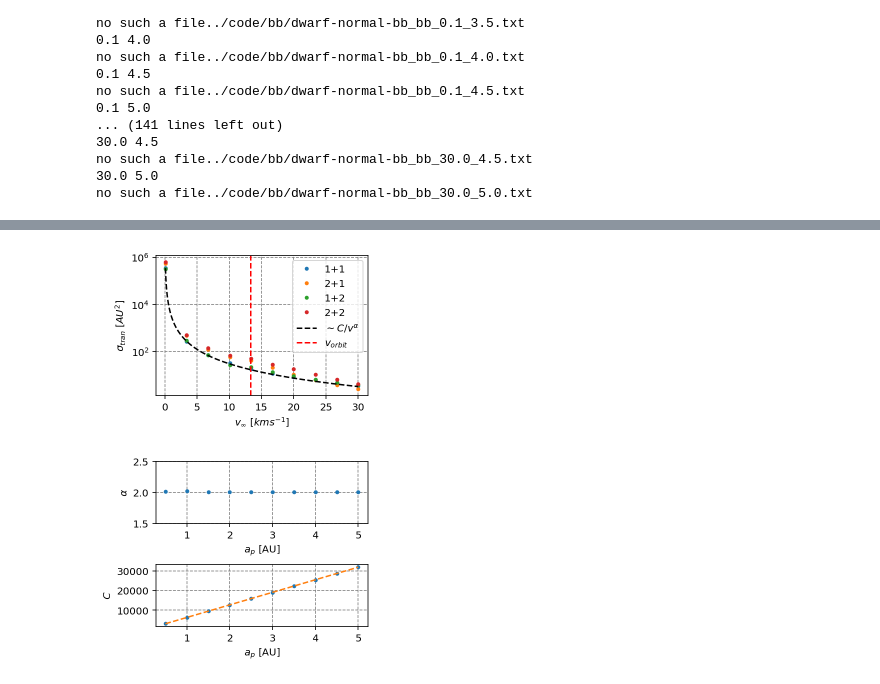
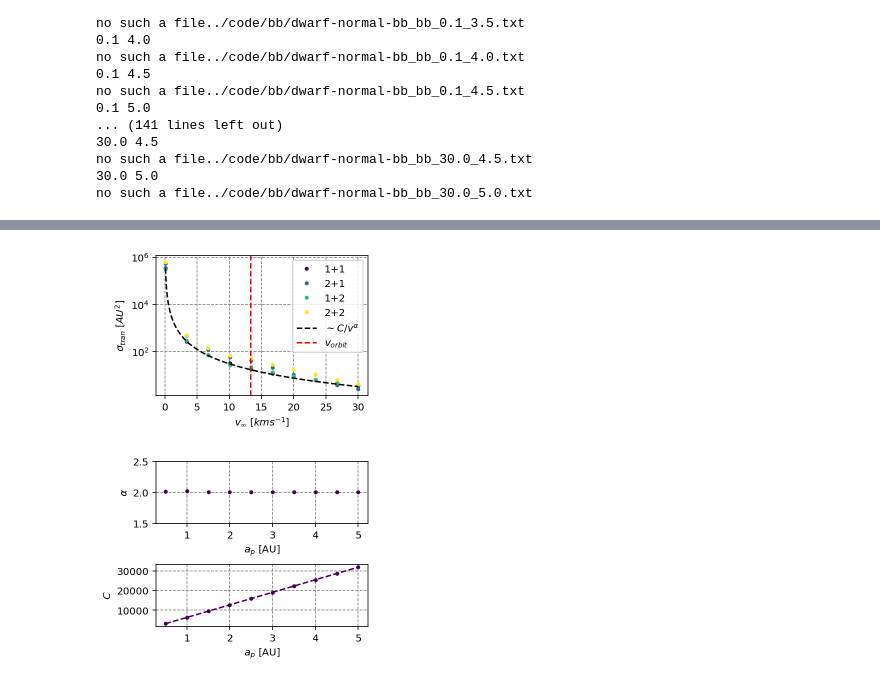
Before and after one commit to YihanWangAstro/planet-app, a Jupyter notebook: process/planet-app.ipynb, the cells around one changed output, grey strips where cells are left out. Drawn from its saved outputs; the diff is of its cells as text; code cells hidden in the pictures.

```diff
--- a/process/planet-app.ipynb
+++ b/process/planet-app.ipynb
@@ -249,7 +249,7 @@ def check_collision(data, pairs):
         dpz = data['pz_{' + name_i + '}'] - data['pz_{' + name_j + '}']
 
 
-        coll = (dpx**2 + dpy**2 + dpz**2) <= (ri + rj)**2
+        coll = np.sqrt(dpx**2 + dpy**2 + dpz**2) <= (ri + rj)
 
 
         data['star outcome'][coll] = 'coll_{' + name_i + ',' + name_j + '}'
@@ -1430,10 +1736,10 @@ def logave(a,b,c,d):
 
 
 #ueqx ,ueqy, ueqe = end_c(ssdf)
-ssx, ssy, sse=coll_c(ssdf)
-sbx, sby, sbe=coll_c(sbdf)
-bsx, bsy, bse=coll_c(bsdf)
-bbx, bby, bbe=coll_c(bbdf)
+ssx, ssy, sse=ej_c(ssdf)
+sbx, sby, sbe=ej_c(sbdf)
+bsx, bsy, bse=ej_c(bsdf)
+bbx, bby, bbe=ej_c(bbdf)
 
 #dssx, dssy, dsse = end_c(dssdf)
 #dsbx, dsby, dsbe=end_c(dsbdf)
@@ -1446,11 +1752,13 @@ bbx, bby, bbe=coll_c(bbdf)
 
 fig=plt.figure(figsize=(4,3))
 
-#plt.plot(ueqx, ueqy, 'rx')
-plt.plot(ssx,ssy,'.',label='1+1')
-plt.plot(sbx,sby,'.',label='2+1')
-plt.plot(bsx,bsy,'.',label='1+2')
-plt.plot(bbx,bby,'.',label='2+2')
+colors = cm.viridis(np.linspace(0,1,4))
+
+
+plt.plot(ssx,ssy,'.',label='1+1',color=colors[0])
+plt.plot(sbx,sby,'.',label='2+1',color=colors[1])
+plt.plot(bsx,bsy,'.',label='1+2',color=colors[2])
+plt.plot(bbx,bby,'.',label='2+2',color=colors[3])
 
 #plt.plot(dssx,dssy,'x',label='dwarf 1+1')
 #plt.plot(dsbx,dsby,'x',label='dwarf 2+1')
@@ -1480,7 +1788,7 @@ plt.yscale('log')
 #plt.xscale('log')
 plt.legend(loc=1,ncol=2)
 plt.xlabel('$v_\infty$ [$kms^{-1}$]')
-plt.ylabel('$\sigma_{coll}$ [$AU^2$]')
+plt.ylabel('$\sigma_{ej}$ [$AU^2$]')
 plt.grid(True)
-savefig(plt,'cross-section-coll')
+savefig(plt,'cross-section-ejection')
 # %% [output]
@@ -1559,11 +1867,13 @@ def show_fitting(ssdf,sbdf,bsdf,bbdf,a_s=10*AU, ms=1,ms1=1):
     bsx, bsy, bse=end_c(bsdf)
     bbx, bby, bbe=end_c(bbdf)
 
+    colors = cm.viridis(np.linspace(0,1,4))
 
-    ax.plot(ssx,ssy,'.',label='1+1')
-    ax.plot(sbx,sby,'.',label='2+1')
-    ax.plot(bsx,bsy,'.',label='1+2')
-    ax.plot(bbx,bby,'.',label='2+2')
+
+    ax.plot(ssx,ssy,'.',label='1+1',color=colors[0])
+    ax.plot(sbx,sby,'.',label='2+1',color=colors[1])
+    ax.plot(bsx,bsy,'.',label='1+2',color=colors[2])
+    ax.plot(bbx,bby,'.',label='2+2',color=colors[3])
 
 
 
@@ -1602,37 +1912,37 @@ def show_fitting(ssdf,sbdf,bsdf,bbdf,a_s=10*AU, ms=1,ms1=1):
         ssx ,ssy, sse = ej_c(ssdf,a)
 
         af,bf = optimize.curve_fit(fitting, ssx, ssy,p0=[10**4, 2])
         c.append(af[0])
         p.append(af[1])
         ec.append(bf[0][0])
         ep.append(bf[1][1])
 
 
 
-    ax.plot(aj,p,'.')
+    ax.plot(aj,p,'.',color=colors[0])
     ax.set_ylim([1.5,2.5])
     #ax.set_xticks('')
     #ax.set_xticklabels('')
     ax.set_ylabel(r'$\alpha$')
     ax.set_xlabel('$a_p$ [AU]')
     plt.grid(True)
 
     ax=fig.add_subplot(4,1,4)
-    ax.plot(aj,np.array(c),'.')
+    ax.plot(aj,np.array(c),'.',color=colors[0])
     fit_p=np.polyfit(aj,c,1)
 
 
-    ax.plot(aj,(np.array(aj)*fit_p[0]+fit_p[1]),'--')
+    ax.plot(aj,(np.array(aj)*fit_p[0]+fit_p[1]),'--',color=colors[0])
     ax.set_xlabel('$a_p$ [AU]')
     ax.set_ylabel('$C$')
 
     plt.tight_layout(h_pad=0,w_pad=0)
     plt.grid(True)
     savefig(plt,'cross-section-fitting')
 
 show_fitting(ssdf,sbdf, bsdf, bbdf)
 # %% [output]
-[figure, old version]
+[figure, new version]
 # %%
 def v_c_1_1(ms, mj, aj, ms1):
     m_s = ms+mj
```
Also changed, not shown: parts of 9 cells of this notebook.
